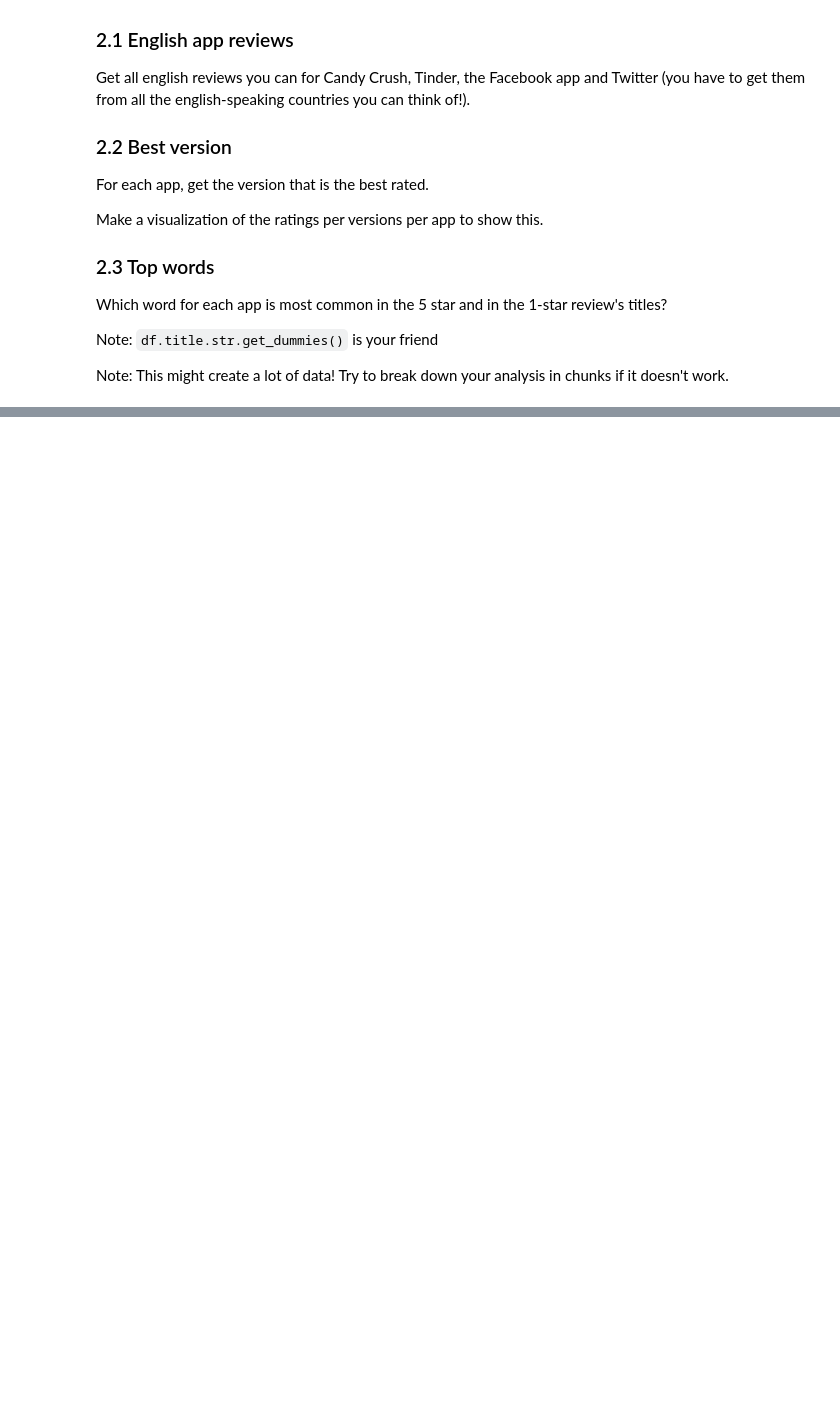
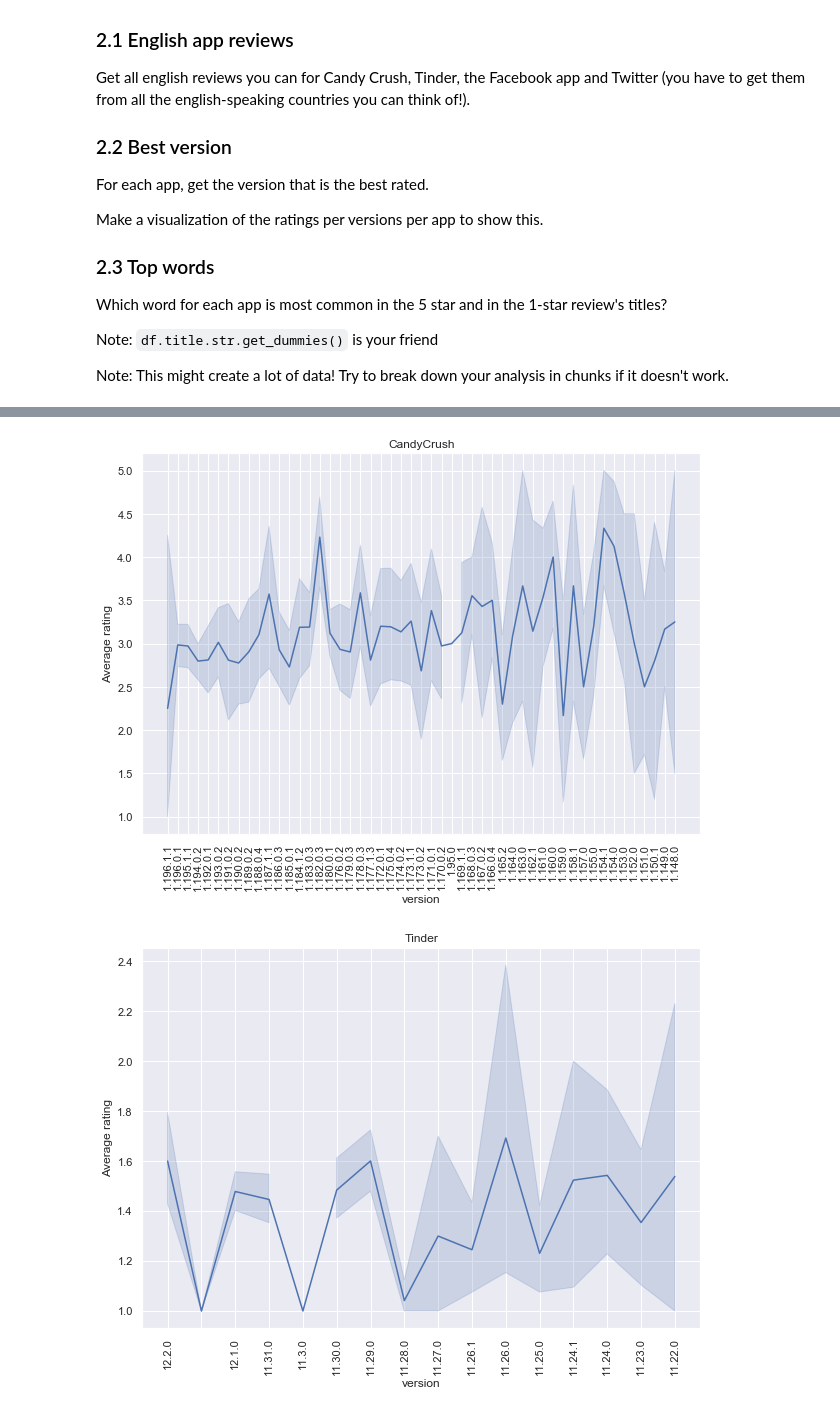
Before and after one commit to cb-ds-1/4-5-web-data, a Jupyter notebook: workshop.ipynb, the cells around one changed output, grey strips where cells are left out. Drawn from its saved outputs; the diff is of its cells as text; code cells hidden in the pictures; blank space fills up the shorter version.

```diff
--- a/workshop.ipynb
+++ b/workshop.ipynb
@@ -57,0 +206,20 @@ Note: This might create a lot of data! Try to break down your analysis in chunks
+# %%
+import seaborn as sns
+sns.set_theme()
+for app in app_list:
+    fig, ax = plt.subplots(figsize=(10,7))
+    df_plot=df.loc[df.App==app]
+
+    #values=df_plot.index
+    #x=range(len(values))
+
+    sns.lineplot(x='im:version',y='im:rating',data=df_plot,ax=ax)
+    ax.set_title(app)
+    ax.set_ylabel('Average rating')
+    ax.set_xlabel('version')
+    plt.xticks(rotation=90)
+
+    plt.show()
+# %% [output]
+[figure, added]
+[figure, added]
```
Also changed, not shown: parts of 8 cells of this notebook.
